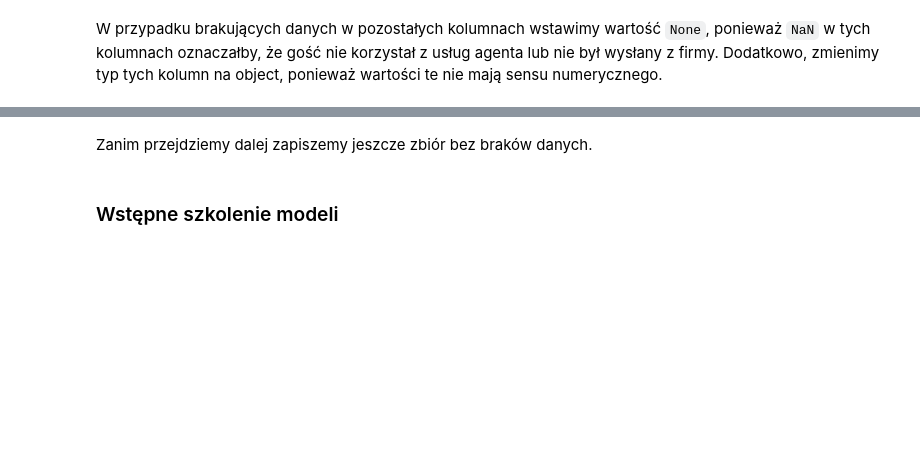
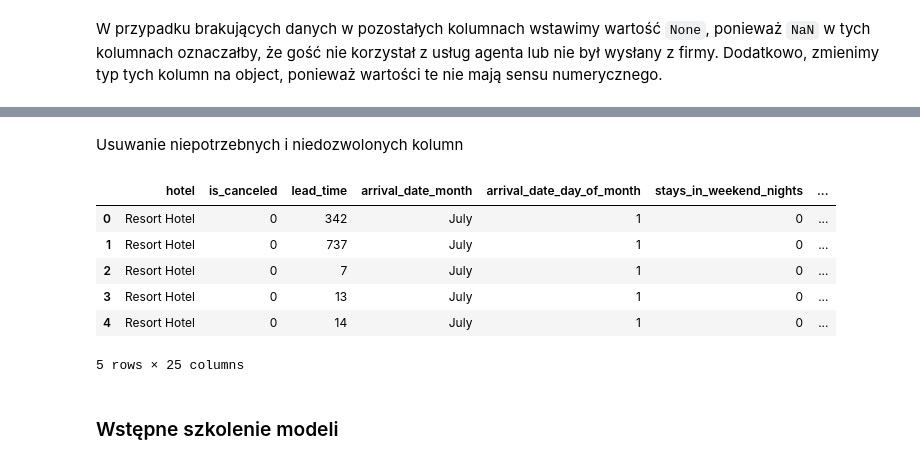
Before and after one commit to SzymonMak/HotelBookingsDataAnalysis, a Jupyter notebook: final_analysis.ipynb, the cells around one changed output, grey strips where cells are left out. Saved outputs shown, nothing was run; the diff lists cells and outputs as text; code cells hidden in the pictures; blank space fills up the shorter version.

```diff
--- a/final_analysis.ipynb
+++ b/final_analysis.ipynb
@@ -189,2 +188,2 @@ plt.show()
-# %% [markdown]
-Zanim przejdziemy dalej zapiszemy jeszcze zbiór bez braków danych.
+# %% [markdown]
+Usuwanie niepotrzebnych i niedozwolonych kolumn
@@ -191,7 +192,16 @@ Zanim przejdziemy dalej zapiszemy jeszcze zbiór bez braków danych.
 # %%
 dane.to_csv('df_bez_brakow.csv')
 # %%
-dane = pd.read_csv('df_bez_brakow.csv')
+dane = pd.read_csv('df_bez_brakow.csv', index_col = 0)
+dane.head()
+# %% [output]
+|  | hotel | is_canceled | lead_time | arrival_date_month | arrival_date_day_of_month | stays_in_weekend_nights | ... |
+| 0 | Resort Hotel | 0 | 342 | July | 1 | 0 | ... |
+| 1 | Resort Hotel | 0 | 737 | July | 1 | 0 | ... |
+| 2 | Resort Hotel | 0 | 7 | July | 1 | 0 | ... |
+| 3 | Resort Hotel | 0 | 13 | July | 1 | 0 | ... |
+| 4 | Resort Hotel | 0 | 14 | July | 1 | 0 | ... |
+5 rows × 25 columns
 # %% [markdown]
 ### Wstępne szkolenie modeli
 # %% [markdown]
```
Also changed, not shown: parts of 11 cells of this notebook, 1 other file.
